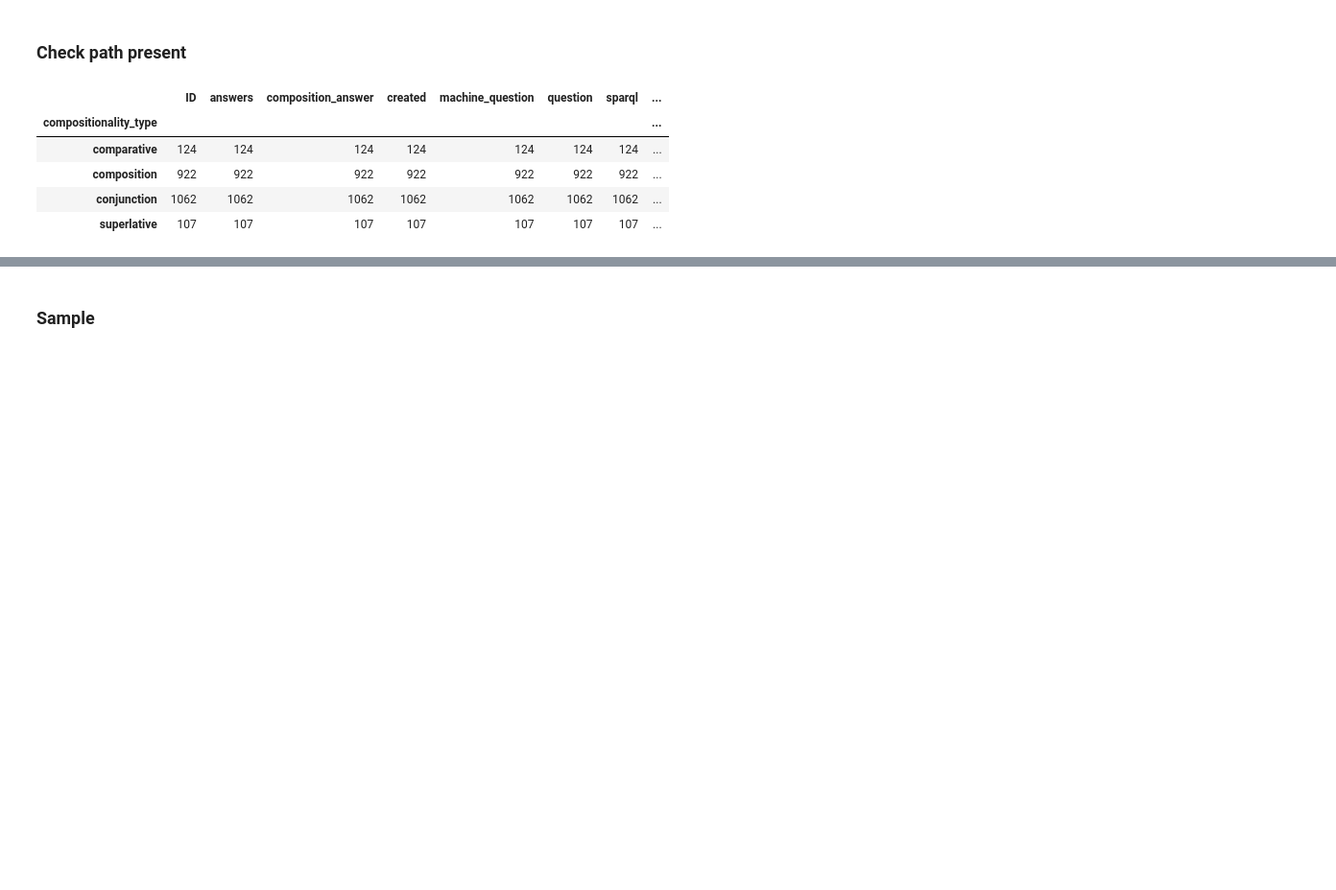
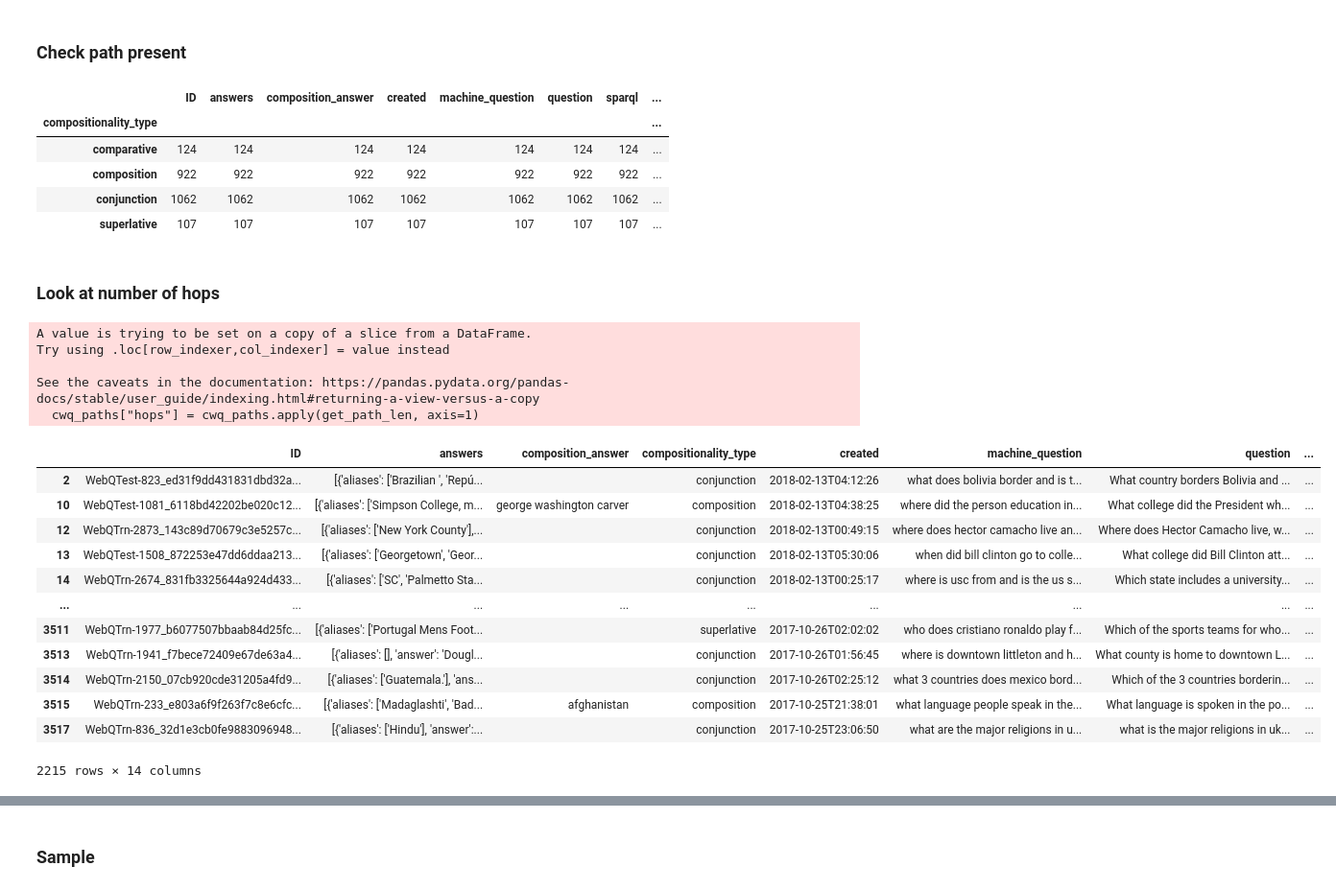
Before and after one commit to plaunezkiy/dissertation, a Jupyter notebook: code/0_data/cwq.ipynb, the cells around one changed output, grey strips where cells are left out. Shown at 96% size. Cells and saved outputs as stored; diff of their text form; code cells hidden in the pictures; blank space fills up the shorter version.

```diff
--- a/code/0_data/cwq.ipynb
+++ b/code/0_data/cwq.ipynb
@@ -148,3 +151,5 @@ cwq_paths.groupby("compositionality_type").count()
 | composition | 922 | 922 | 922 | 922 | 922 | 922 | 922 | ... |
 | conjunction | 1062 | 1062 | 1062 | 1062 | 1062 | 1062 | 1062 | ... |
 | superlative | 107 | 107 | 107 | 107 | 107 | 107 | 107 | ... |
+# %% [markdown]
+### Look at number of hops
@@ -150,0 +166,22 @@ cwq_paths.groupby("compositionality_type").count()
+# %%
+cwq_paths["hops"] = cwq_paths.apply(get_path_len, axis=1)
+cwq_paths
+# %% [output]
+A value is trying to be set on a copy of a slice from a DataFrame.
+Try using .loc[row_indexer,col_indexer] = value instead
+
+See the caveats in the documentation: https://pandas.pydata.org/pandas-docs/stable/user_guide/indexing.html#returning-a-view-versus-a-copy
+  cwq_paths["hops"] = cwq_paths.apply(get_path_len, axis=1)
+|  | ID | answers | composition_answer | compositionality_type | created | machine_question | question | ... |
+| 2 | WebQTest-823_ed31f9dd431831dbd32a... | [{'aliases': ['Brazilian ', 'Repú... |  | conjunction | 2018-02-13T04:12:26 | what does bolivia border and is t... | What country borders Bolivia and ... | ... |
+| 10 | WebQTest-1081_6118bd42202be020c12... | [{'aliases': ['Simpson College, m... | george washington carver | composition | 2018-02-13T04:38:25 | where did the person education in... | What college did the President wh... | ... |
+| 12 | WebQTrn-2873_143c89d70679c3e5257c... | [{'aliases': ['New York County'],... |  | conjunction | 2018-02-13T00:49:15 | where does hector camacho live an... | Where does Hector Camacho live, w... | ... |
+| 13 | WebQTest-1508_872253e47dd6ddaa213... | [{'aliases': ['Georgetown', 'Geor... |  | conjunction | 2018-02-13T05:30:06 | when did bill clinton go to colle... | What college did Bill Clinton att... | ... |
+| 14 | WebQTrn-2674_831fb3325644a924d433... | [{'aliases': ['SC', 'Palmetto Sta... |  | conjunction | 2018-02-13T00:25:17 | where is usc from and is the us s... | Which state includes a university... | ... |
+| ... | ... | ... | ... | ... | ... | ... | ... | ... |
+| 3511 | WebQTrn-1977_b6077507bbaab84d25fc... | [{'aliases': ['Portugal Mens Foot... |  | superlative | 2017-10-26T02:02:02 | who does cristiano ronaldo play f... | Which of the sports teams for who... | ... |
+| 3513 | WebQTrn-1941_f7bece72409e67de63a4... | [{'aliases': [], 'answer': 'Dougl... |  | conjunction | 2017-10-26T01:56:45 | where is downtown littleton and h... | What county is home to downtown L... | ... |
+| 3514 | WebQTrn-2150_07cb920cde31205a4fd9... | [{'aliases': ['Guatemala.'], 'ans... |  | conjunction | 2017-10-26T02:25:12 | what 3 countries does mexico bord... | Which of the 3 countries borderin... | ... |
+| 3515 | WebQTrn-233_e803a6f9f263f7c8e6cfc... | [{'aliases': ['Madaglashti', 'Bad... | afghanistan | composition | 2017-10-25T21:38:01 | what language people speak in the... | What language is spoken in the po... | ... |
+| 3517 | WebQTrn-836_32d1e3cb0fe9883096948... | [{'aliases': ['Hindu'], 'answer':... |  | conjunction | 2017-10-25T23:06:50 | what are the major religions in u... | what is the major religions in uk... | ... |
+2215 rows × 14 columns
```
Also changed, not shown: parts of 5 cells of this notebook, 51 other files.
